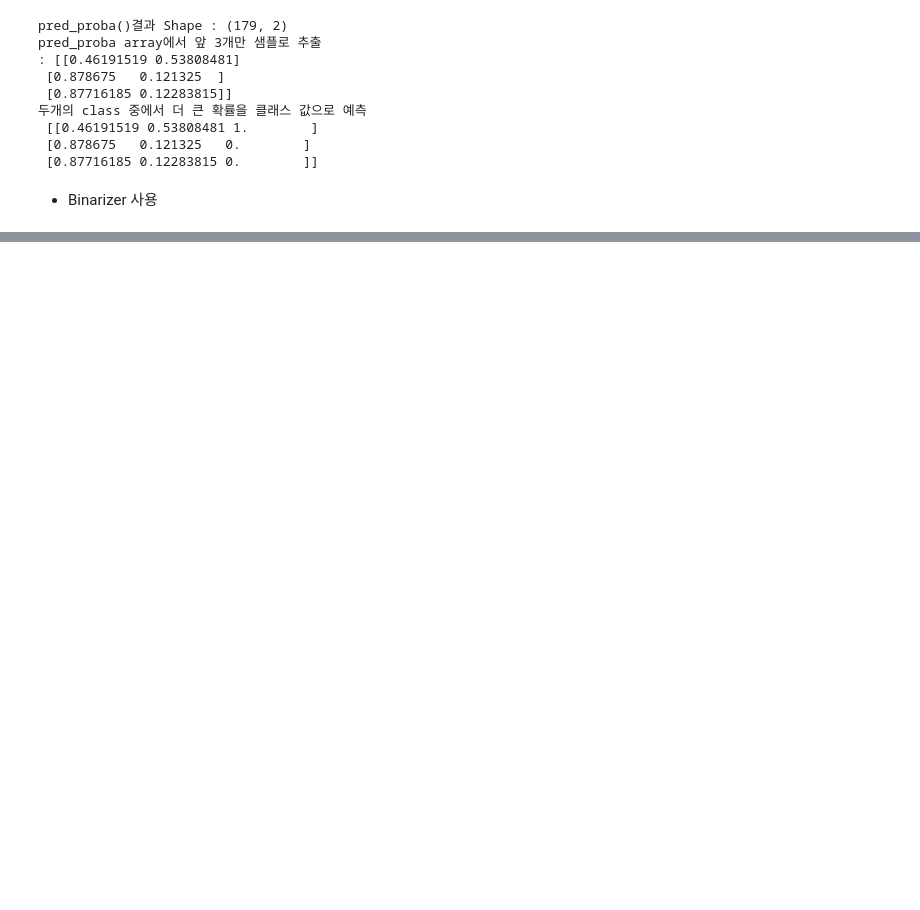
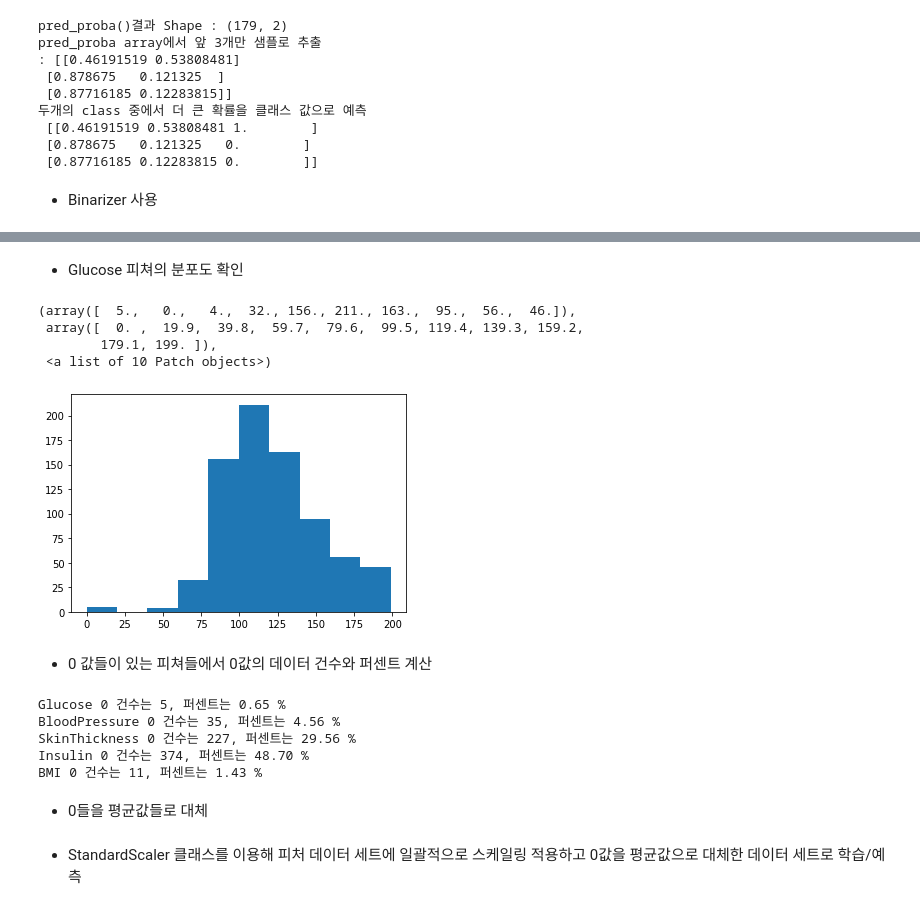
Before and after one commit to Yumpop/ML_basic_Study, a Jupyter notebook: 머신러닝_공룡.ipynb, the cells around one changed output, grey strips where cells are left out. Saved outputs shown, nothing was run; the diff lists cells and outputs as text; code cells hidden in the pictures; blank space fills up the shorter version.

```diff
--- a/머신러닝_공룡.ipynb
+++ b/머신러닝_공룡.ipynb
@@ -1639,0 +2047,30 @@ pred_proba array에서 앞 3개만 샘플로 추출
+# %% [markdown]
+- Glucose 피쳐의 분포도 확인
+# %%
+plt.hist(diabetes_data['Glucose'], bins = 10)
+# %% [output]
+(array([  5.,   0.,   4.,  32., 156., 211., 163.,  95.,  56.,  46.]),
+ array([  0. ,  19.9,  39.8,  59.7,  79.6,  99.5, 119.4, 139.3, 159.2,
+        179.1, 199. ]),
+ <a list of 10 Patch objects>)
+[figure, added]
+# %% [markdown]
+- 0 값들이 있는 피쳐들에서 0값의 데이터 건수와 퍼센트 계산
+# %%
+zero_features = ['Glucose', 'BloodPressure','SkinThickness','Insulin','BMI']
+
+# 전체 데이터 건수
+total_count = diabetes_data['Glucose'].count()
+
+# 피처별로 반복 하면서 데이터 값이 0 인 데이터 건수 추출하고, 퍼센트 계산
+for feature in zero_features:
+    zero_count = diabetes_data[diabetes_data[feature]==0][feature].count()
+    print('{0} 0 건수는 {1}, 퍼센트는 {2:.2f} %'.format(feature, zero_count, 100*zero_count/total_count))
+# %% [output]
+Glucose 0 건수는 5, 퍼센트는 0.65 %
+BloodPressure 0 건수는 35, 퍼센트는 4.56 %
+SkinThickness 0 건수는 227, 퍼센트는 29.56 %
+Insulin 0 건수는 374, 퍼센트는 48.70 %
+BMI 0 건수는 11, 퍼센트는 1.43 %
+# %% [markdown]
+- 0들을 평균값들로 대체
@@ -1639,0 +2079,2 @@ pred_proba array에서 앞 3개만 샘플로 추출
+# %% [markdown]
+- StandardScaler 클래스를 이용해 피처 데이터 세트에 일괄적으로 스케일링 적용하고 0값을 평균값으로 대체한 데이터 세트로 학습/예측
```
Also changed, not shown: parts of 42 cells of this notebook.
